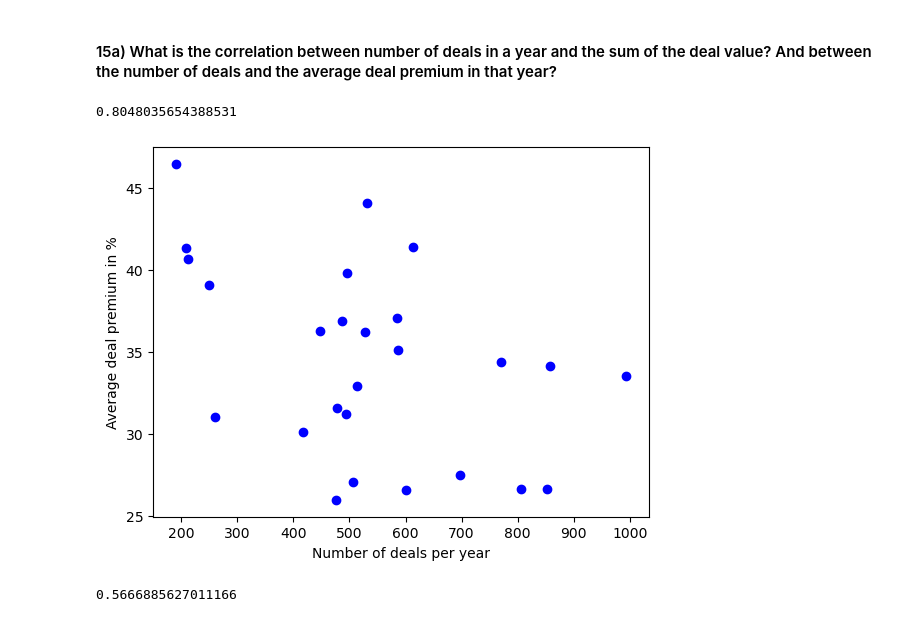
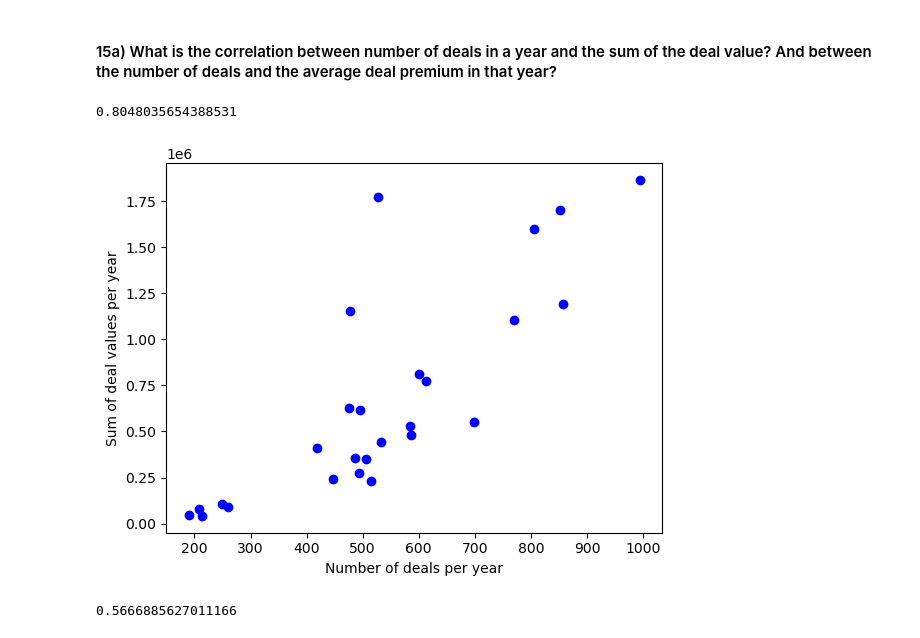
Before and after one commit to SimonRbk95/Strategy_Analytics, a Jupyter notebook: Tutorial_1/T1_assignment.ipynb, the cells around one changed output. Cells and saved outputs as stored; diff of their text form; code cells hidden in the pictures.

Commit message:
fixed graphs for exc15

```diff
--- a/Tutorial_1/T1_assignment.ipynb
+++ b/Tutorial_1/T1_assignment.ipynb
@@ -159,15 +159,15 @@ year
 # %%
 # correlation between between the number of deals and the average deal premium in that year
 correlation=df_combined['counts'].astype('float64').corr(df_combined['sums_deal_values'].astype('float64'))
 
 print(correlation)
-plt.plot(df_combined['counts'], df_combined['avg_deal_premium'], 'o', color='blue')
+plt.plot(df_combined['counts'], df_combined['sums_deal_values'], 'o', color='blue')
 plt.xlabel("Number of deals per year")
-plt.ylabel("Average deal premium in %")
+plt.ylabel("Sum of deal values per year")
 plt.show()
 # %% [output]
 0.8048035654388531
-[figure, old version]
+[figure, new version]
 # %%
 # correlation between number of deals in a year and the avg of the deal value per year
 correlation=df_combined['counts'].astype('float64').corr(df_combined['avg_deal_value'].astype('float64'))
```
Also changed, not shown: parts of 2 cells of this notebook.
